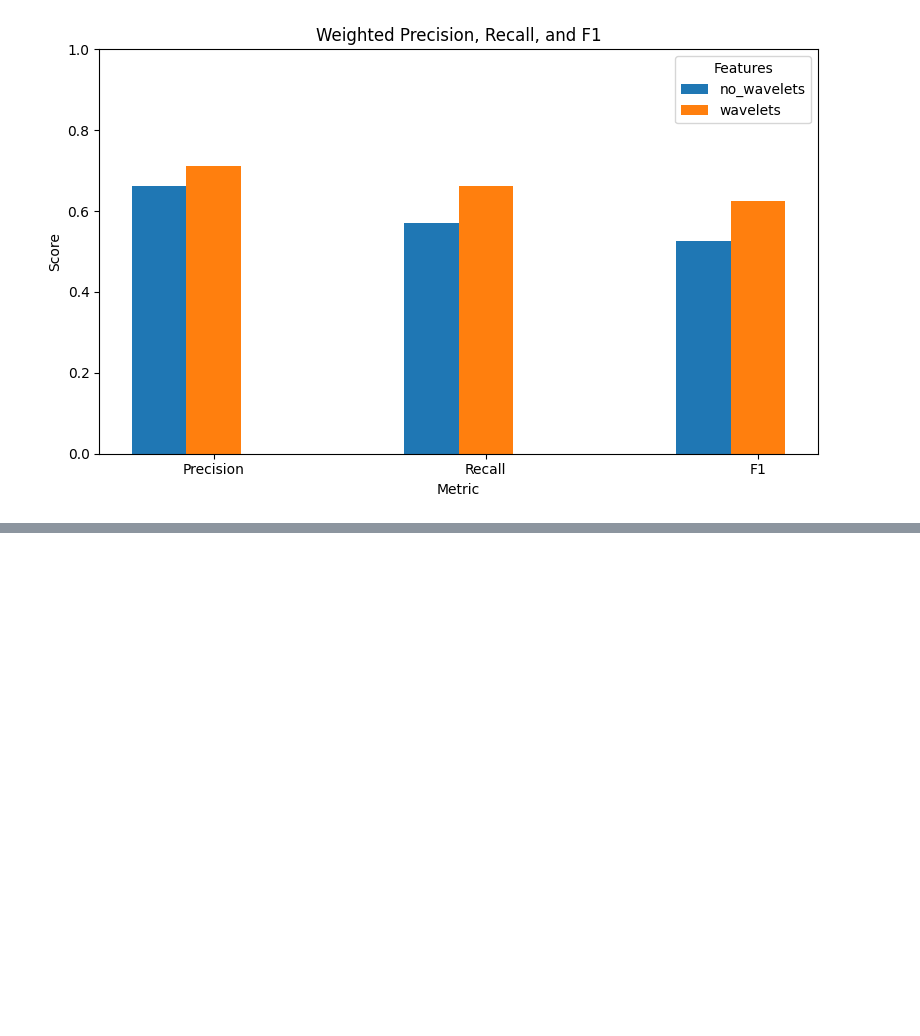
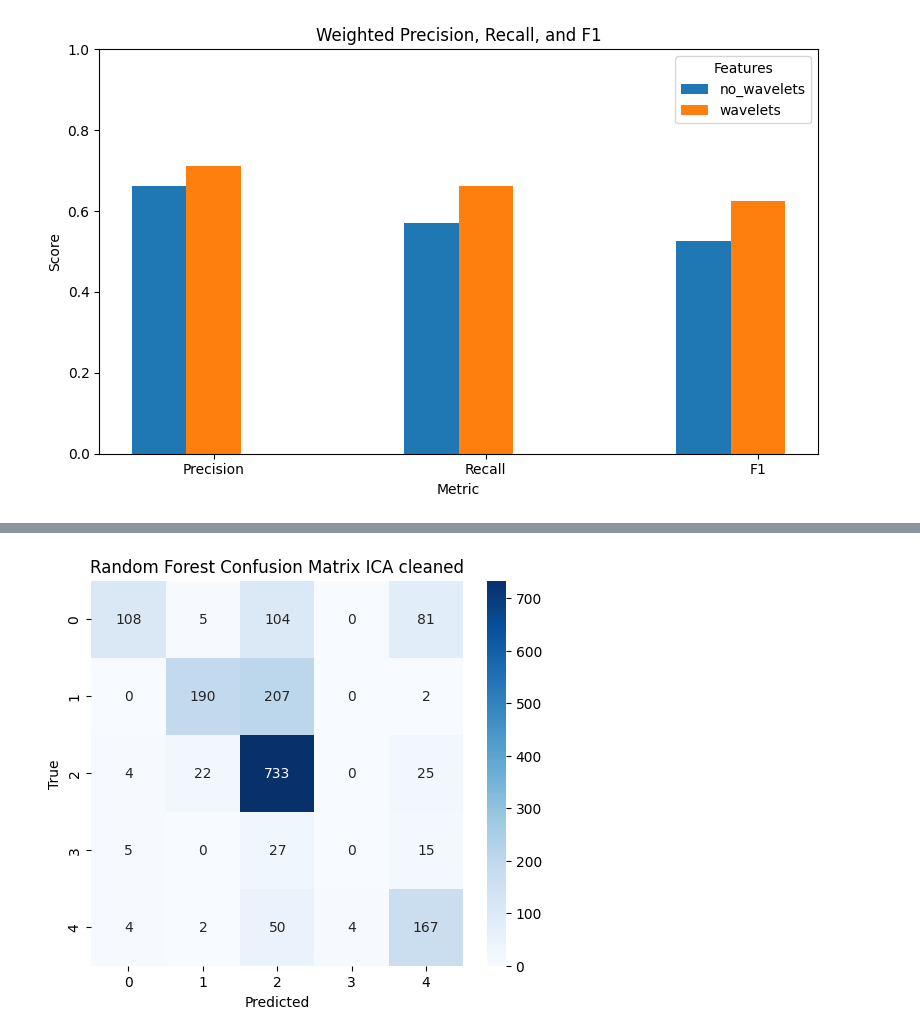
Before and after one commit to markus-marandi/signal-processing-CM2013-ss, a Jupyter notebook: notebooks/Iterative improvements.ipynb, the cells around one changed output, grey strips where cells are left out. Saved outputs shown, nothing was run; the diff lists cells and outputs as text; code cells hidden in the pictures; blank space fills up the shorter version.

```diff
--- a/notebooks/Iterative improvements.ipynb
+++ b/notebooks/Iterative improvements.ipynb
@@ -365,0 +366,90 @@ plt.show()
+# %%
+df_no_ICA = pd.read_csv('all_features_no_ICA.csv')
+# %%
+# Load create the dataframes decribed above
+EEG_col = [col for col in df_raw.columns if 'EEG' in col]
+EOG_col = [col for col in df_raw.columns if 'EOG' in col]
+ECG_col = [col for col in df_raw.columns if 'ECG' in col]
+
+df1 = df_raw.drop(columns=ECG_col)    # Contains EEG ICA cleaned signal & EOG signal features
+df2 = df_no_ICA.drop(columns=ECG_col)    # Contains EEG not ICA cleaned signal & EOG signal features
+
+
+df_list = [df1,df2]
+name_list = ['ICA cleaned','Not ICA cleaned']
+# %%
+# --- 1) Prepare data ---
+# `df` has columns: ['patient_id','epoch_id','label', ... feature columns ...]
+id_cols = ['patient_id', 'epoch_id']
+label_col = 'label'
+
+results_list = {}
+for i, df in enumerate(df_list):
+    # Separate out IDs and target
+    ids    = df[id_cols]
+    y      = df[label_col]
+    X_full = df.drop(columns=id_cols + [label_col])
+
+    # --- 2) Drop highly correlated features ---
+    def drop_high_corr(X, threshold=0.95):
+        corr = X.corr().abs()
+        np.fill_diagonal(corr.values, 0)
+        to_drop = [col for col in corr.columns if any(corr[col] > threshold)]
+        print(f"Dropping {len(to_drop)} features with |corr| > {threshold}:")
+        print(to_drop)
+        return X.drop(columns=to_drop)
+
+    X_uncorr = drop_high_corr(X_full, threshold=0.95)
+
+    # For now we'll just proceed with X_uncorr:
+    X_processed = pd.concat([ids.reset_index(drop=True), y.reset_index(drop=True), X_uncorr], axis=1)
+
+    # Split based on patient_id
+    train_patients = [1, 2, 3, 4, 5, 6, 7, 8]
+    test_patients  = [9, 10]
+
+    # Create train/test sets
+    train_df = X_processed[X_processed['patient_id'].isin(train_patients)]
+    test_df  = X_processed[X_processed['patient_id'].isin(test_patients)]
+
+    # Extract features and labels
+    X_train = train_df.drop(columns=id_cols + [label_col])
+    y_train = train_df['label']
+    X_test  = test_df.drop(columns=id_cols + [label_col])
+    y_test  = test_df['label']
+
+    # --- 5) Train Random Forest ---
+    rf = RandomForestClassifier(
+        n_estimators=200,
+        max_depth=None,
+        min_samples_leaf=2,
+        random_state=42,
+        n_jobs=-1
+    )
+    rf.fit(X_train, y_train)
+
+    # --- 6) Evaluate ---
+    y_pred_rf = rf.predict(X_test)
+    results_list[name_list[i]] = y_pred_rf
+
+    print("\n=== Classification Report ===")
+    print(classification_report(y_test, y_pred_rf))
+
+    cm = confusion_matrix(y_test, y_pred_rf)
+    plt.figure(figsize=(6,5))
+    sns.heatmap(cm, annot=True, fmt='d', cmap='Blues')
+    plt.title('Random Forest Confusion Matrix ' + name_list[i])
+    plt.xlabel('Predicted')
+    plt.ylabel('True')
+    plt.show()
+
+    # --- 7) Feature importances ---
+    importances = pd.Series(rf.feature_importances_, index=X_train.columns)
+    importances = importances.sort_values(ascending=False).head(20)
+    plt.figure(figsize=(8,6))
+    sns.barplot(x=importances.values, y=importances.index, orient='h')
+    plt.title('Top 20 Feature Importances (Random Forest) ' + name_list[i])
+    plt.xlabel('Importance')
+    plt.tight_layout()
+    plt.show()
+# %% [output]
@@ -365,0 +471 @@ plt.show()
+[figure, added]
```
Also changed, not shown: parts of 3 cells of this notebook.
